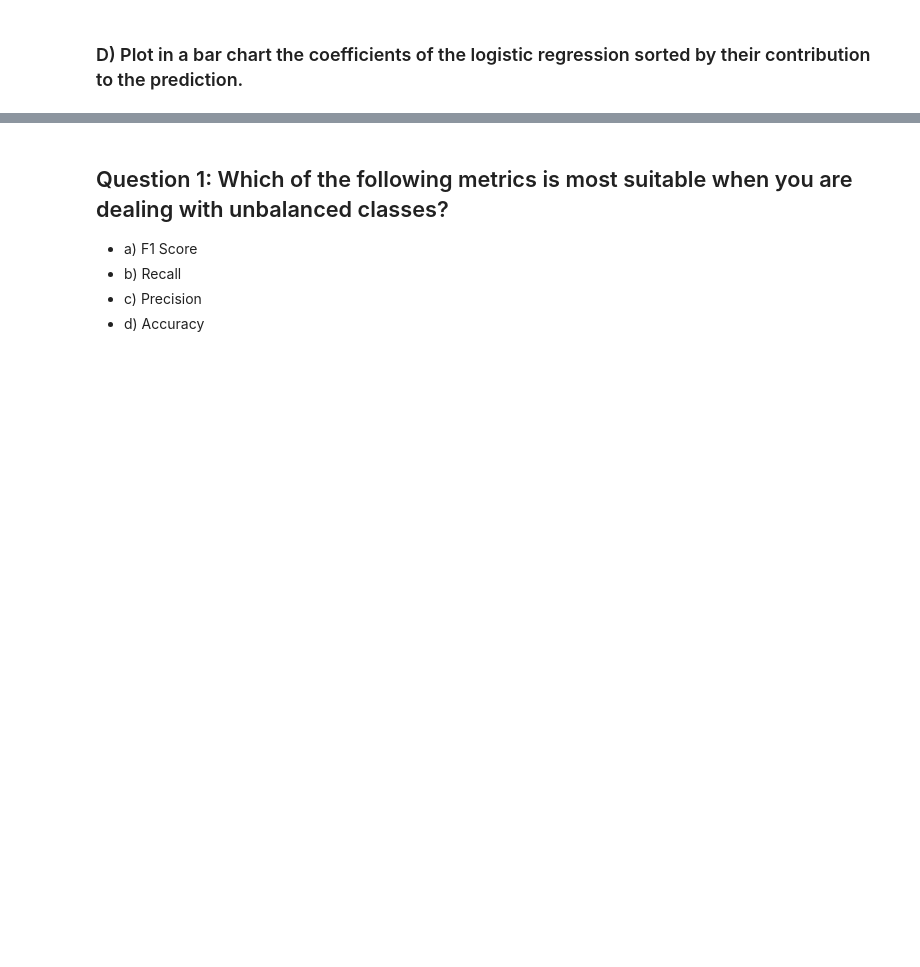
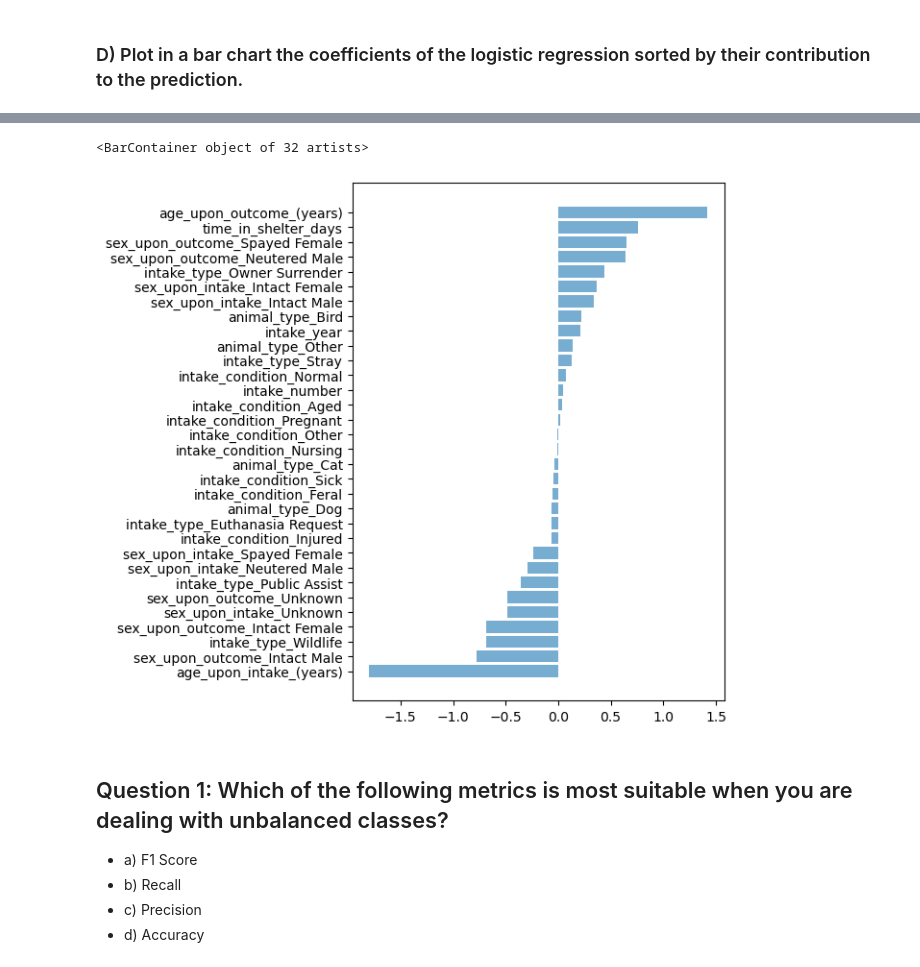
Before and after one commit to jonlecumberri/labsessionsADA2024, a Jupyter notebook: 07 - Learning from data - Applied machine learning/AppliedML.ipynb, the cells around one changed output, grey strips where cells are left out. Cells and saved outputs as stored; diff of their text form; code cells hidden in the pictures; blank space fills up the shorter version.

```diff
--- a/07 - Learning from data - Applied machine learning/AppliedML.ipynb
+++ b/07 - Learning from data - Applied machine learning/AppliedML.ipynb
@@ -220,3 +241,21 @@ plt.show()
+# %%
+feats = []
+coefs = []
+
+for feature, coef in zip(train_features_std.columns, logreg.coef_[0]):
+    feats.append(feature)
+    coefs.append(coef)
+
+data = pd.DataFrame({'feature': feats,
+                     'coefs': coefs})
+
+data = data.sort_values(by='coefs')
+# %%
+plt.subplots(figsize=(5,7))
+plt.barh(data.feature, data.coefs, alpha=0.6)
+# %% [output]
+<BarContainer object of 32 artists>
+[figure, added]
 # %% [markdown]
 
 ## Question 1: Which of the following metrics is most suitable when you are dealing with unbalanced classes?
```
Also changed, not shown: parts of 7 cells of this notebook.
